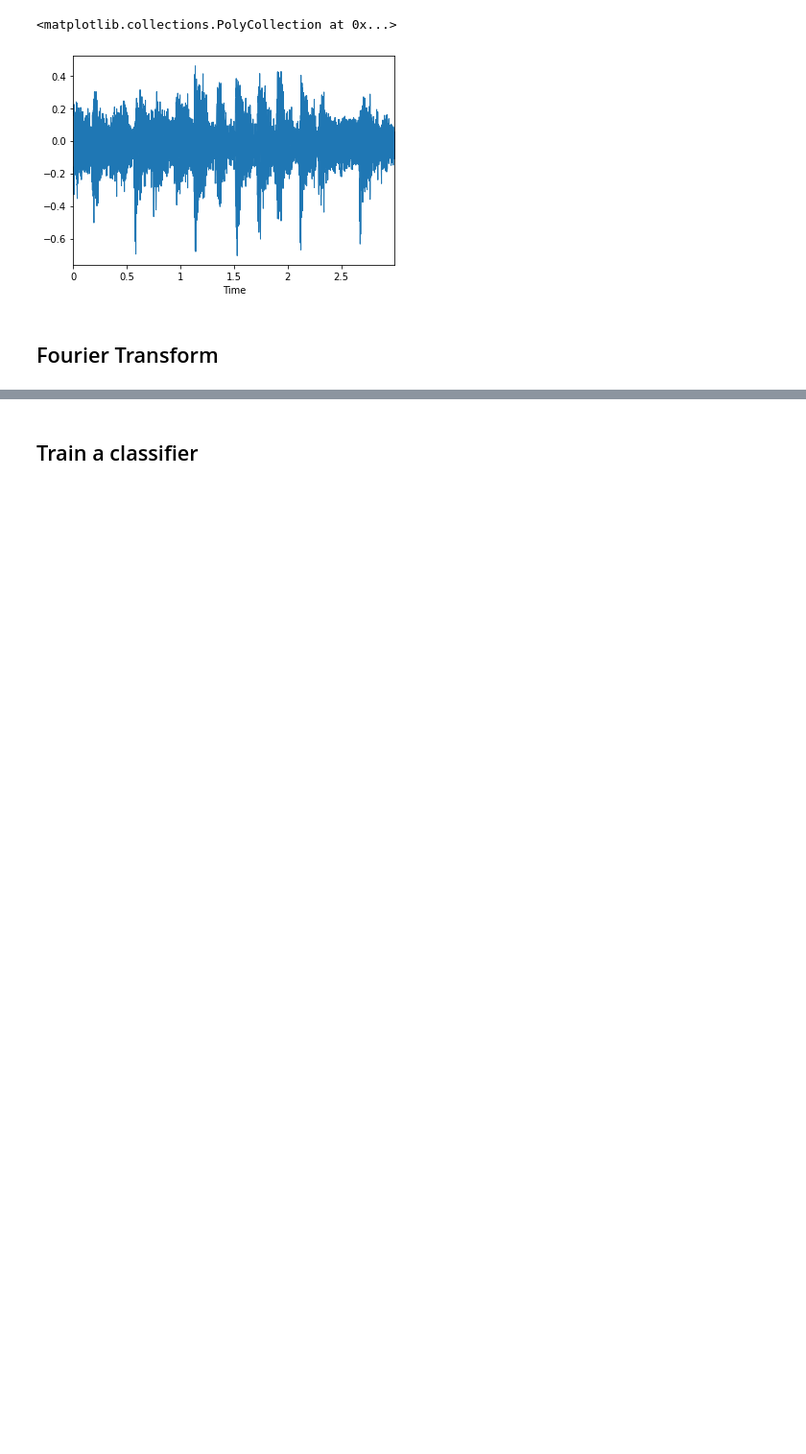
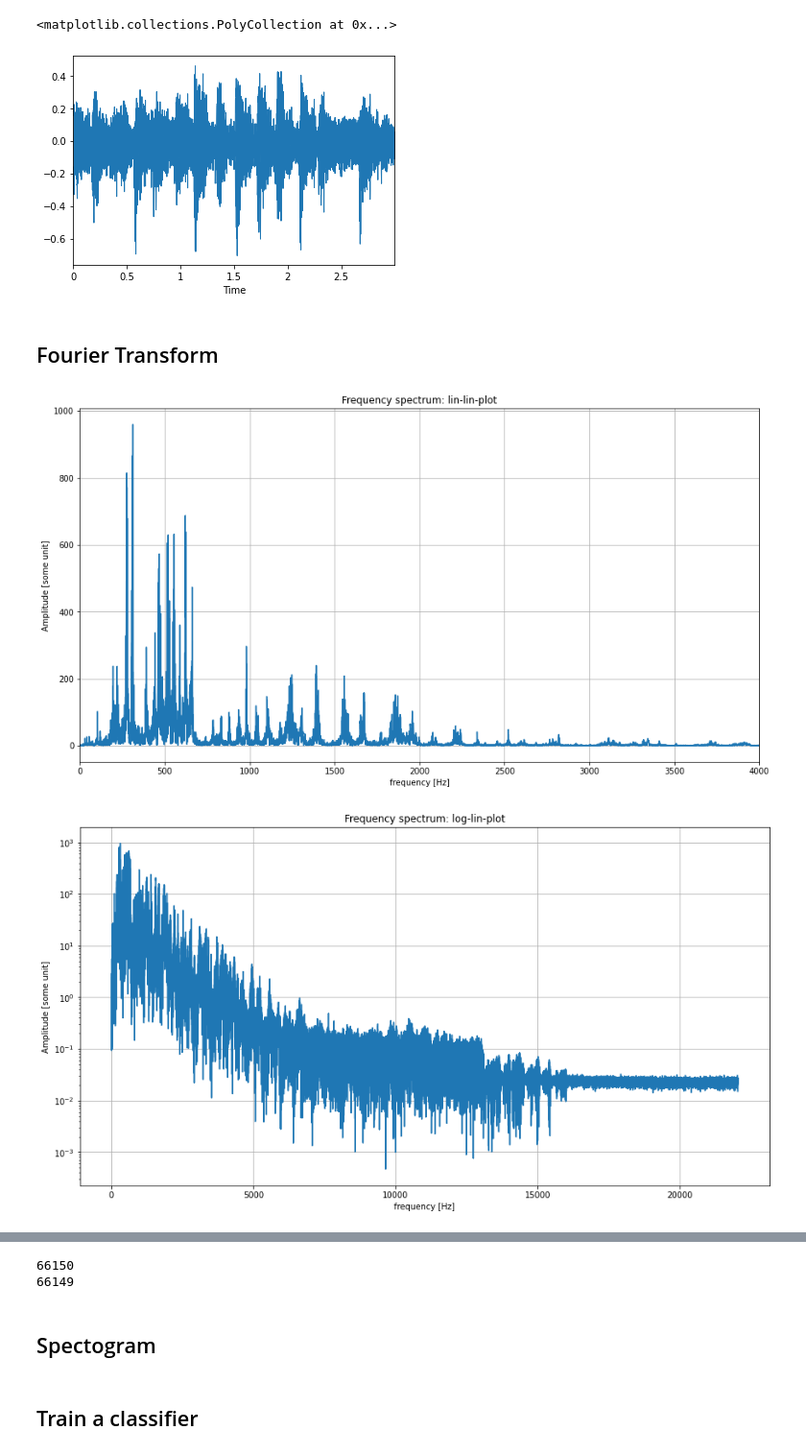
Before and after one commit to ajrodenburg/instrument_recognition, a Jupyter notebook: instrument_recognition.ipynb, the cells around one changed output, grey strips where cells are left out. Shown at 96% size. Drawn from its saved outputs; the diff is of its cells as text; code cells hidden in the pictures; blank space fills up the shorter version.

```diff
--- a/instrument_recognition.ipynb
+++ b/instrument_recognition.ipynb
@@ -147,3 +150,54 @@ librosa.display.waveplot(data[i], sr = sample_rates[i])
 [figure]
 # %% [markdown]
 ## Fourier Transform
+# %%
+# TEST
+i=5
+exampledata = data[i][0]
+fft = scipy.fft.fft(exampledata)
+
+N = len(exampledata)
+Nhalf_min  = int(np.floor(N/2))
+sr = sample_rates[i]
+T = N/sr
+
+xf = np.linspace(0, sr * (Nhalf_min-1)/N, Nhalf_min )
+yf = np.abs(fft[:Nhalf_min])
+
+plt.figure(figsize=(15,8))
+plt.plot(xf,yf)
+plt.xlabel('frequency [Hz]')
+plt.ylabel('Amplitude [some unit]')
+plt.title('Frequency spectrum: lin-lin-plot')
+plt.grid(True)
+plt.xlim((0,4000))
+
+plt.figure(figsize=(15,8))
+plt.plot(xf,yf)
+plt.xlabel('frequency [Hz]')
+plt.ylabel('Amplitude [some unit]')
+plt.title('Frequency spectrum: log-lin-plot')
+plt.grid(True)
+plt.yscale('log')
+
+plt.figure(figsize=(15,8))
+plt.plot(xf,yf)
+plt.xlabel('frequency [Hz]')
+plt.ylabel('Amplitude [some unit]')
+plt.title('Frequency spectrum: lin-log-plot')
+plt.grid(True)
+plt.xlim((1,sr))
+plt.xscale('log')
+
+plt.figure(figsize=(15,8))
+plt.plot(xf,yf)
+plt.xlabel('frequency [Hz]')
+plt.ylabel('Amplitude [some unit]')
+plt.title('Frequency spectrum: log-log-plot')
+plt.grid(True)
+plt.xlim((1,sr))
+plt.xscale('log')
+plt.yscale('log')
+# %% [output]
+[figure, added]
+[figure, added]
@@ -150,2 +206,10 @@ librosa.display.waveplot(data[i], sr = sample_rates[i])
+# %%
+print( int(np.ceil(N/2)) )
+print( int(np.floor(N/2)) )
+# %% [output]
+66150
+66149
+# %% [markdown]
+## Spectogram
 # %% [markdown]
 ## Train a classifier
```
Also changed, not shown: parts of 5 cells of this notebook.
